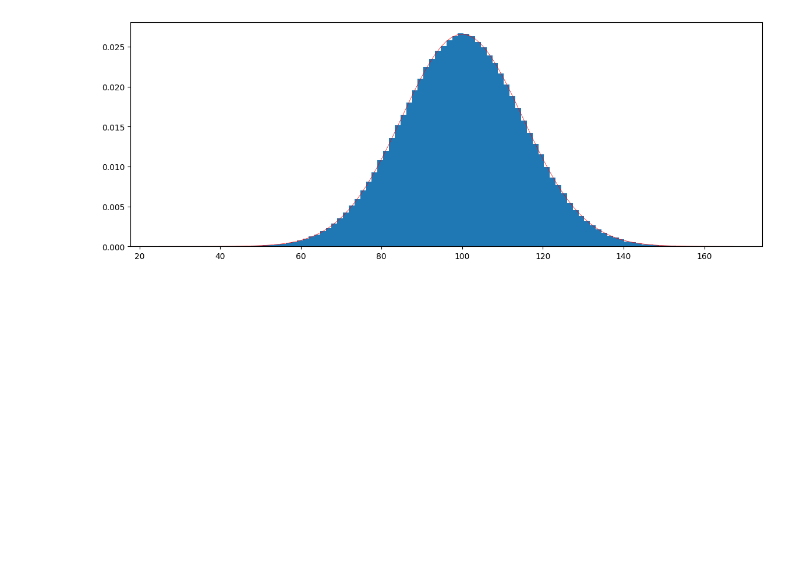
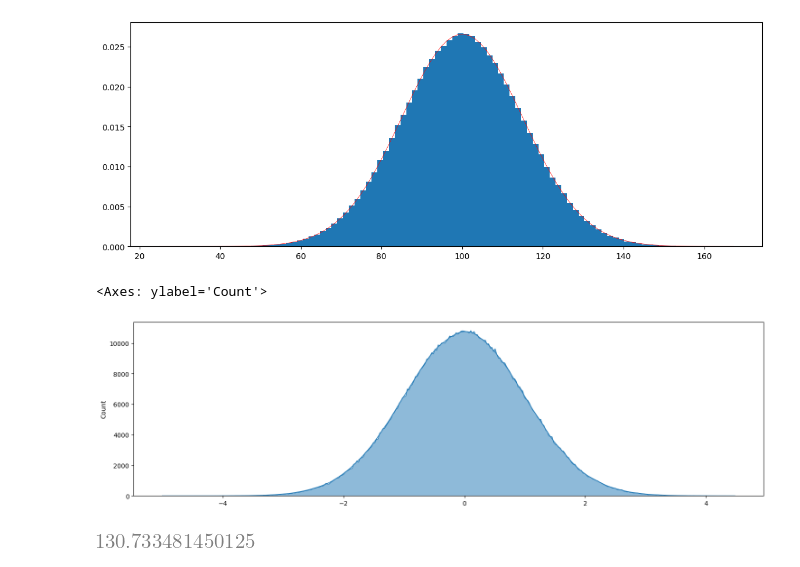
Before and after one commit to subthalamic/subthalamic, a Jupyter notebook: theory/descriptive_stats.ipynb, the cells around one changed output. Cells and saved outputs as stored; diff of their text form; code cells hidden in the pictures; blank space fills up the shorter version.

```diff
--- a/theory/descriptive_stats.ipynb
+++ b/theory/descriptive_stats.ipynb
@@ -29,6 +29,16 @@ plt.plot(bins, 1/(np.std(p) * np.sqrt(2 * np.pi)) *
 plt.show()
 # %% [output]
 [figure]
+# %%
+plt.subplots(figsize=(18,5))
+sns.histplot(stats.zscore(p), element = 'poly', kde = True, line_kws = dict(linewidth=1, color='red'))
+# %% [output]
+<Axes: ylabel='Count'>
+[figure, added]
+# %%
+p[39]
+# %% [output]
+[figure, added]
 # %%
 stats.zscore(p)[39]
 # %% [output]
```
Also changed, not shown: parts of 45 cells of this notebook.
